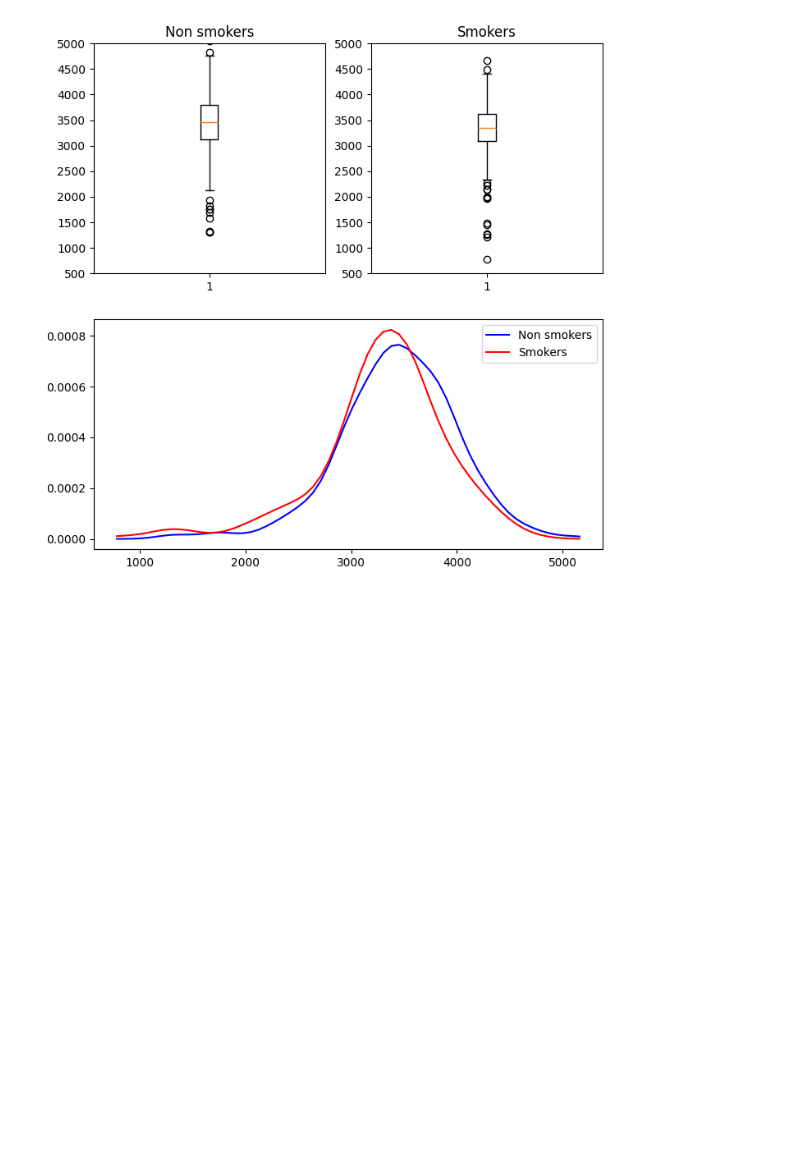
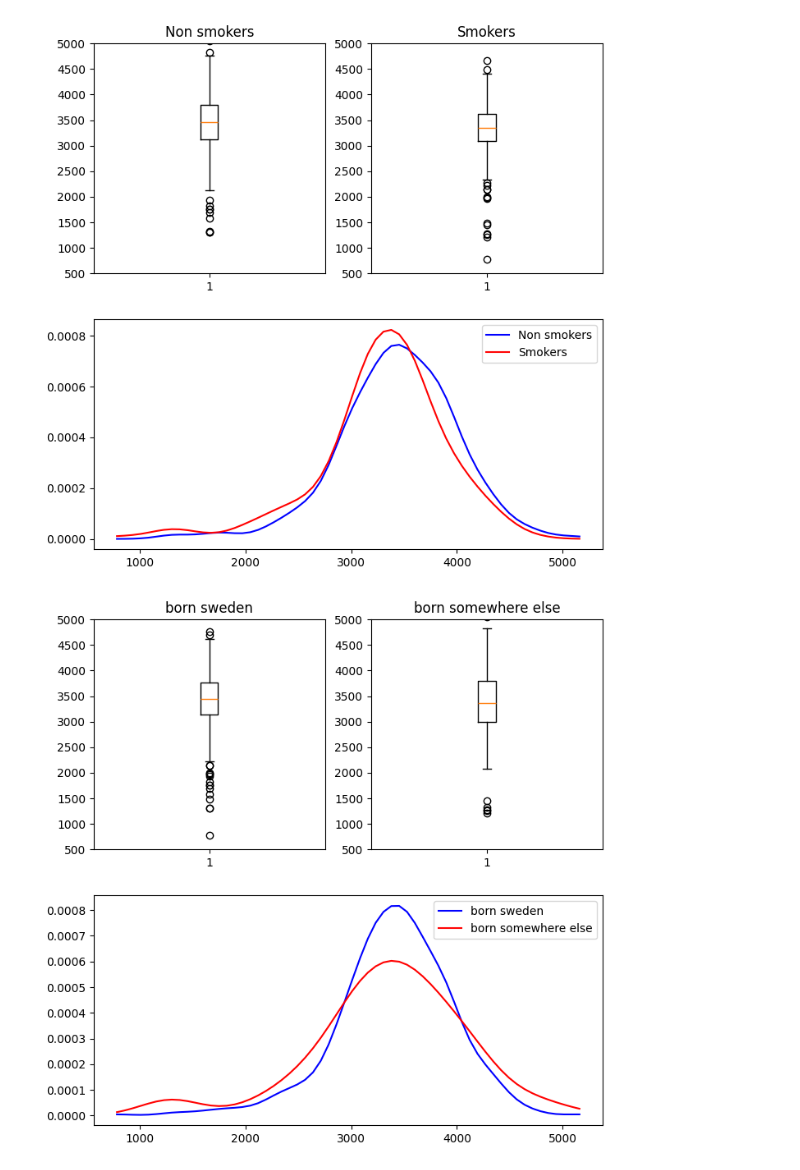
Before and after one commit to GGisMee/Sanstat-SF1918-laborationer, a Jupyter notebook: Labb2/l2.ipynb, the cells around one changed output. Saved outputs shown, nothing was run; the diff lists cells and outputs as text; code cells hidden in the pictures; blank space fills up the shorter version.

```diff
--- a/Labb2/l2.ipynb
+++ b/Labb2/l2.ipynb
@@ -310,13 +308,13 @@ def view_comparison_plot(x, y, x_name: str, y_name:str):
     plt.figure(figsize=(8, 8))
     # Plotta ett låddiagram över x.
     plt.subplot(2, 2, 1)
-    plt.title("Non smokers")
+    plt.title(x_name)
     plt.boxplot(x)
     plt.axis([0, 2, 500, 5000])
 
     # Plotta ett låddiagram över y.
     plt.subplot(2, 2, 2)
-    plt.title("Smokers")
+    plt.title(y_name)
     plt.boxplot(y)
     plt.axis([0, 2, 500, 5000])
     # Beräkna kärnestimator för x och y. Funktionen
@@ -331,14 +329,27 @@ def view_comparison_plot(x, y, x_name: str, y_name:str):
     grid = np.linspace(min_val, max_val, 60)
     # Plotta kärnestimatorerna.
     plt.subplot(2, 2, (3, 4))
-    plt.plot(grid, kde_x(grid), 'b', label="Non smokers")
-    plt.plot(grid, kde_y(grid), 'r', label = "Smokers")
+    plt.plot(grid, kde_x(grid), 'b', label=x_name)
+    plt.plot(grid, kde_y(grid), 'r', label = y_name)
     plt.legend()
     plt.show()
 
-view_comparison_plot(x,y, "", "")
+view_comparison_plot(x,y, "Non smokers", "Smokers")
 # %% [output]
 [figure]
+# %%
+### För annan data.
+
+born_sweden = birth[:, 5] == 0
+
+born_somewhere_else = birth[:, 5] != 0
+
+birth_sweden = birth[born_sweden,2]
+birth_somewhere_else = birth[born_somewhere_else, 2]
+
+view_comparison_plot(birth_sweden, birth_somewhere_else, "born sweden","born somewhere else")
+# %% [output]
+[figure, added]
 # %% [markdown]
 **Svar på frågorna**
 Vad betyder plottarna? Vilka slutsatser kan du dra om rökande mödrars påverkan på barns födelsevikt?
```
Also changed, not shown: parts of 17 cells of this notebook.
